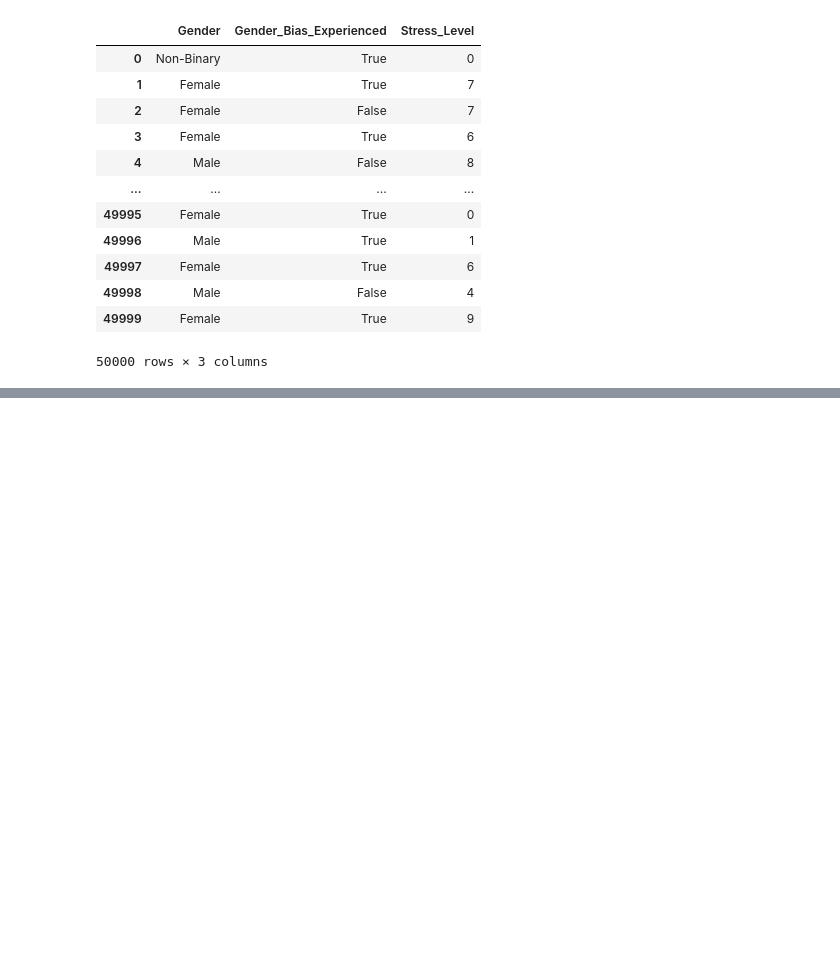
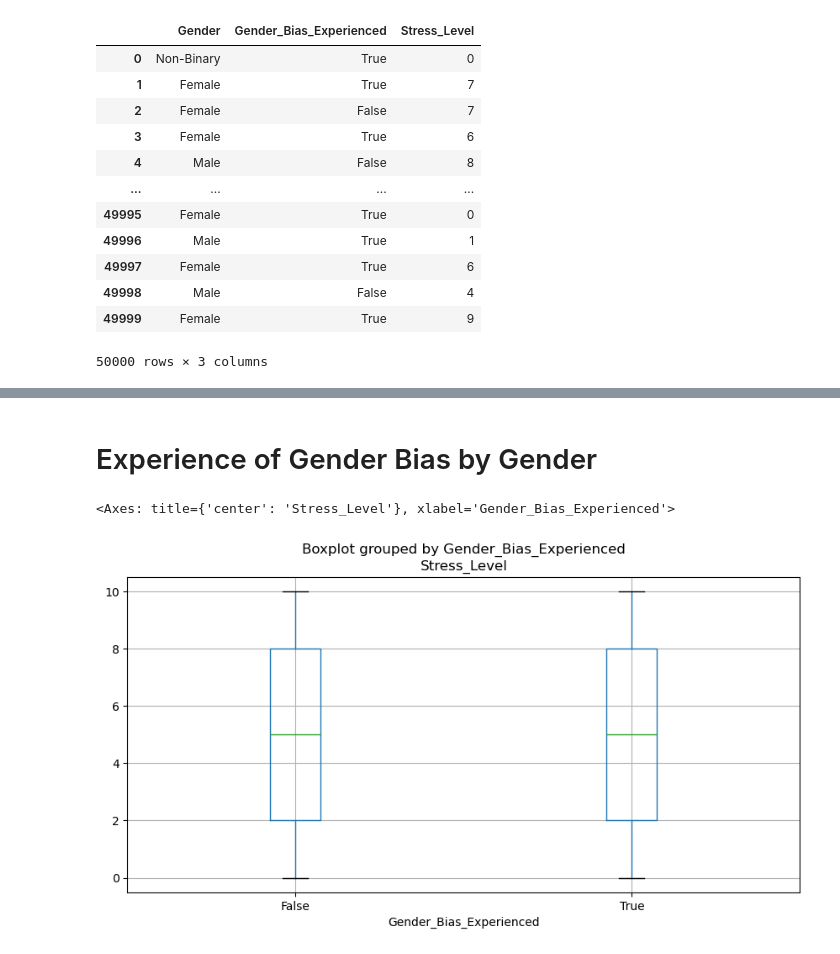
Before and after one commit to eliu14/project_1, a Jupyter notebook: gender.ipynb, the cells around one changed output, grey strips where cells are left out. Drawn from its saved outputs; the diff is of its cells as text; code cells hidden in the pictures; blank space fills up the shorter version.

```diff
--- a/gender.ipynb
+++ b/gender.ipynb
@@ -42,0 +67,10 @@ gender_stress_df.boxplot("Stress_Level",by="Gender", figsize=(10,5))
+# %% [markdown]
+# Experience of Gender Bias by Gender
+# %%
+gender_bias_group = gender_stress_df.groupby(["Gender_Bias_Experienced"]).count()#["Gender"].count()
+#gender_bias_group.count()
+#pie_chart = gender_bias_group.plot(kind="pie", y="count", ylabel="Count",autopct='%.1f%%', figsize=(10,5))
+gender_stress_df.boxplot("Stress_Level",by="Gender_Bias_Experienced", figsize=(10,5))
+# %% [output]
+<Axes: title={'center': 'Stress_Level'}, xlabel='Gender_Bias_Experienced'>
+[figure, added]
```
Also changed, not shown: parts of 8 cells of this notebook, 1 other file.
